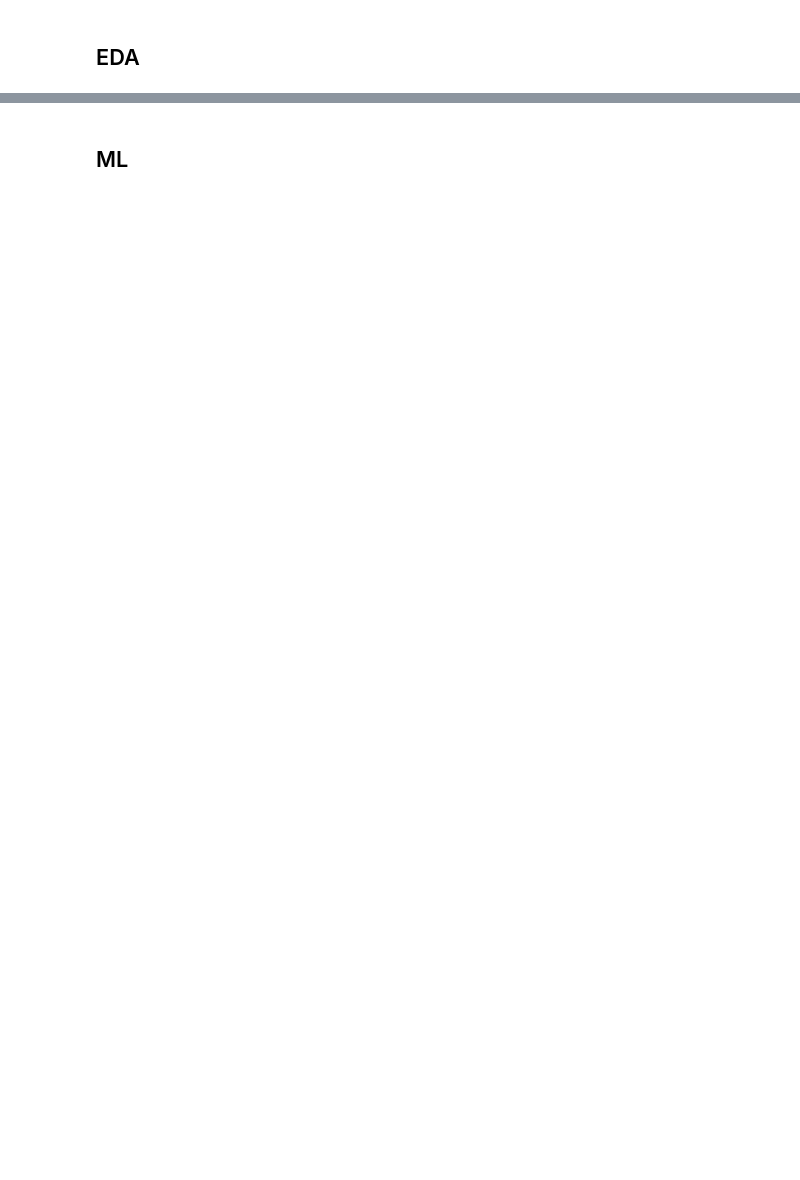
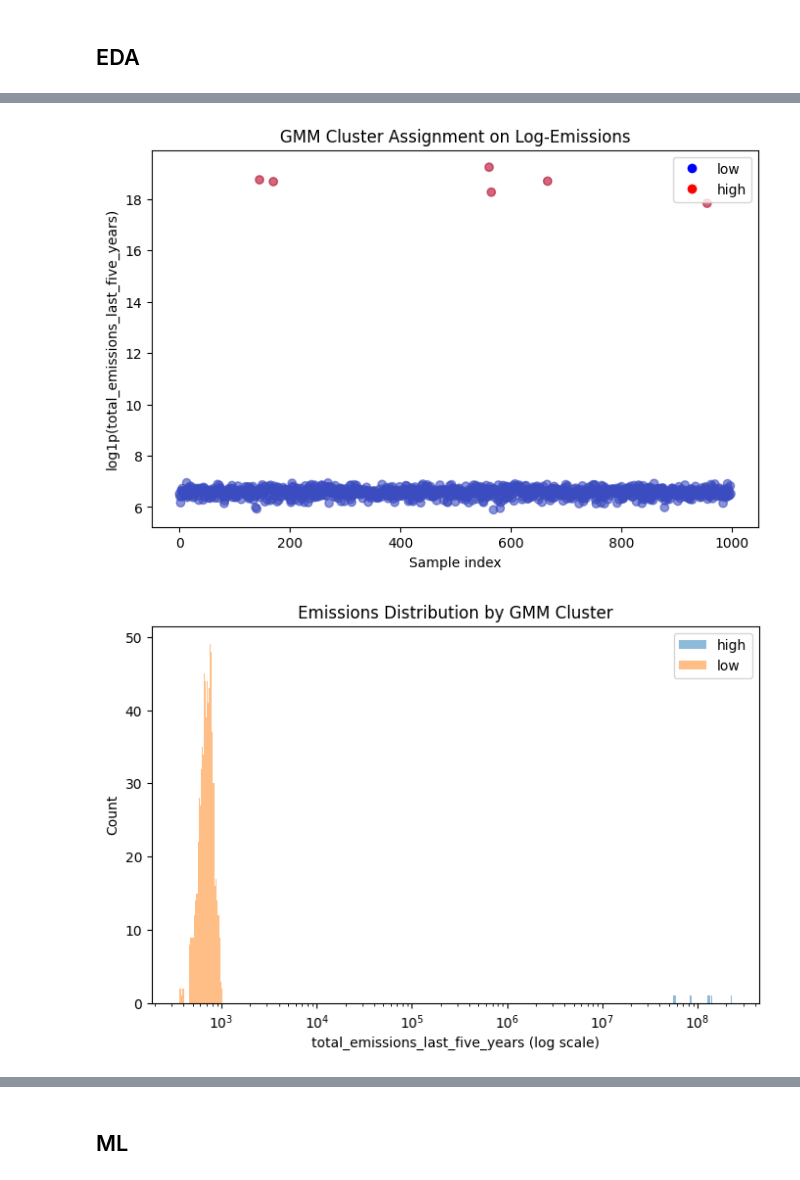
Before and after one commit to sisepuede-framework/ssp_metamodel, a Jupyter notebook: notebooks/model_draft_1.ipynb, the cells around one changed output, grey strips where cells are left out. Saved outputs shown, nothing was run; the diff lists cells and outputs as text; code cells hidden in the pictures; blank space fills up the shorter version.

```diff
--- a/notebooks/model_draft_1.ipynb
+++ b/notebooks/model_draft_1.ipynb
@@ -47,0 +72,47 @@ KeyboardInterrupt:
+# %%
+import numpy as np
+import matplotlib.pyplot as plt
+from sklearn.mixture import GaussianMixture
+
+# 1. Fit GMM on log1p(target)
+y = training_df['total_emissions_last_five_years']
+log_y = np.log1p(y).values.reshape(-1,1)
+
+gm = GaussianMixture(n_components=2, random_state=0)
+labels = gm.fit_predict(log_y)
+
+# 2. Map labels to “low” vs “high” based on cluster means
+means = gm.means_.flatten()
+low_lab, high_lab = np.argsort(means)
+label_map = {low_lab: 'low', high_lab: 'high'}
+
+training_df['cluster'] = labels
+training_df['cluster_name'] = training_df['cluster'].map(label_map)
+
+# 3. Scatter plot of log-emissions colored by cluster
+plt.figure(figsize=(8,5))
+plt.scatter(training_df.index, log_y.flatten(),
+            c=training_df['cluster'], cmap='coolwarm', alpha=0.6)
+plt.xlabel('Sample index')
+plt.ylabel('log1p(total_emissions_last_five_years)')
+plt.title('GMM Cluster Assignment on Log-Emissions')
+plt.legend(handles=[
+    plt.Line2D([], [], marker='o', color='w', label='low',  markerfacecolor='blue', markersize=8),
+    plt.Line2D([], [], marker='o', color='w', label='high', markerfacecolor='red',  markersize=8)
+])
+plt.show()
+
+# 4. (Optional) Overlaid histograms on original scale
+plt.figure(figsize=(8,5))
+for name, grp in training_df.groupby('cluster_name'):
+    plt.hist(grp['total_emissions_last_five_years'],
+             bins=50, alpha=0.5, label=name)
+plt.xscale('log')
+plt.xlabel('total_emissions_last_five_years (log scale)')
+plt.ylabel('Count')
+plt.title('Emissions Distribution by GMM Cluster')
+plt.legend()
+plt.show()
+# %% [output]
+[figure, added]
+[figure, added]
```
Also changed, not shown: parts of 19 cells of this notebook.
